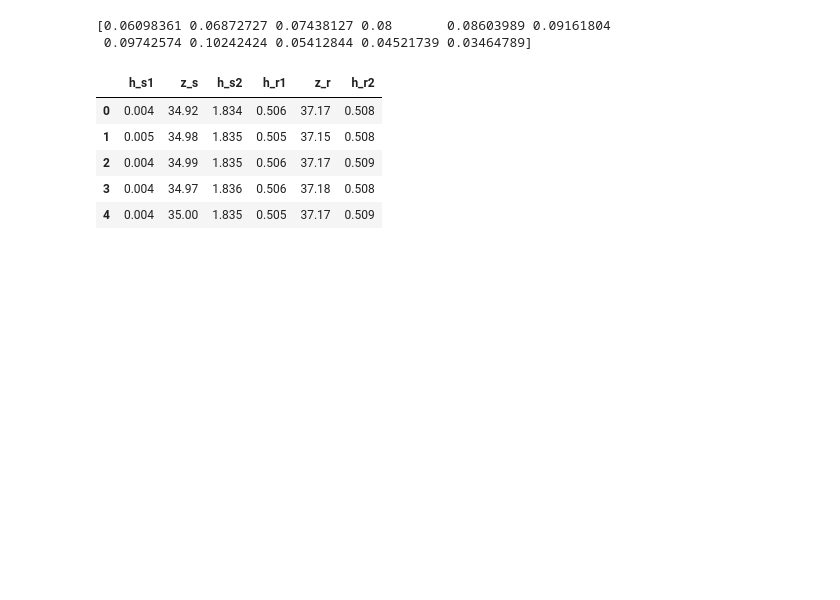
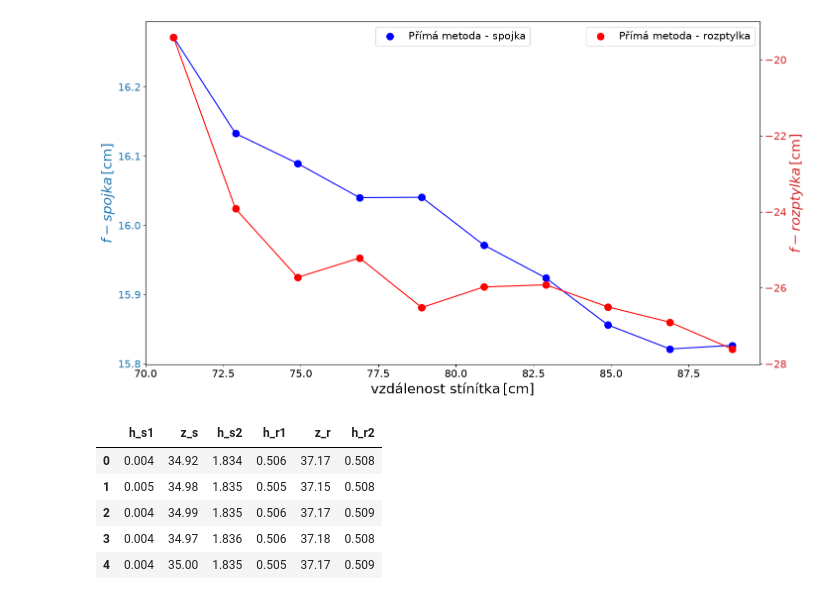
Before and after one commit to fildapanko/praktikum, a Jupyter notebook: pr2/praktikum2_08.ipynb, the cells around one changed output. Cells and saved outputs as stored; diff of their text form; code cells hidden in the pictures; blank space fills up the shorter version.

```diff
--- a/pr2/praktikum2_08.ipynb
+++ b/pr2/praktikum2_08.ipynb
@@ -13,24 +15,16 @@ downloads_dir.mkdir(parents=True, exist_ok=True)
 # %%
 # definice funkci
 
-# nejistoty typu B pro digitalni pristroje
-def unc_B_digital(reading, percent_reading, digits, resolution):    # vse musi byt ve spravnych jednotkach; funguje pouze pro jedny podminky zaroven
+# nejistota typu B u cteni z nejmensiho dilku
+def unc_B_cteni(a):
     """
-    Vypocet nejistoty typu B pro digitalni mereni (ponechame krajni)
-
-    reading : float nebo array
-        namerena hodnota
-    percent_reading : float
-        % of reading
-    digits : float
-        pocet digitu
-    resolution : float
+    Nejistota typu B pro napr pravitko
+    data : float
         nejmensi dilek
+    return : float
+        nejistota typu B
     """
-
-    max_error = abs(reading) * (percent_reading/100) + digits * resolution  # max_error -- krajni nejistota
-    u_B = max_error
-
+    u_B = a/(3**0.5)
     return u_B
 
 # nejistota typu A
@@ -63,6 +57,9 @@ df_cocky.dropna()
 # %%
 # cocky
-spojka, stinitko, zdroj, sipka, delta, predmet, rozptylka, obraz, pocatek = (df_cocky[c].dropna().to_numpy()*1e-2 for c in df_cocky.columns)
+
+cteni_unc = unc_B_cteni(0.2) # v cm
+
+spojka, stinitko, zdroj, sipka, delta, predmet, rozptylka, obraz, pocatek = (unp.uarray(df_cocky[c].dropna().to_numpy(), cteni_unc)*1e-2 for c in df_cocky.columns)
 pocatek = pocatek[0]
 zdroj = zdroj[0]
 veliciny = [spojka, stinitko, delta, predmet, rozptylka, obraz]
@@ -70,24 +67,50 @@ veliciny = [v - pocatek for v in veliciny]
 [spojka, stinitko, delta, predmet, rozptylka, obraz] = veliciny
 predmet = predmet[0]
 spojka = -spojka
-f_prima = (spojka*stinitko)/(spojka-stinitko)
-#print(f_prima)
+stinitko = stinitko + spojka
+stinitko_povod = stinitko - spojka
+f_prima = (spojka * stinitko)/(spojka - stinitko)
+#for u in f_prima: print(fr'${u*100:.1uL}$') # na centimetry
 
-zvetseni = sipka/zdroj
+zvetseni = -sipka/zdroj
 f_zvetseni = (spojka*zvetseni)/(1-zvetseni)
-#print(f_zvetseni)
+#for u in f_zvetseni:print(fr'${u*100:.1uL}$') # na centimetry
 
-delta = delta + spojka
-f_bessel = (stinitko**2 - delta**2)/(4*stinitko)
-#print(f_bessel)
+delta_true =  delta + spojka
+f_bessel = ((stinitko_povod)**2 - delta_true**2)/(4*stinitko_povod)
+#for u in f_bessel:print(fr'${u*100:.1uL}$') # na centimetry
 
-predmet_roz = rozptylka - predmet
-stinitko_roz = obraz - predmet
+f_s_P = np.mean(unp.nominal_values(f_bessel))
+
+predmet_roz = predmet - rozptylka
+stinitko_roz = obraz - rozptylka
 f_rozptylka = (predmet_roz*stinitko_roz)/(predmet_roz-stinitko_roz)
-print(f_rozptylka)
+#for u in f_rozptylka:print(fr'${u*100:.1uL}$') # na centimetry
+
+f_r_P = np.mean(unp.nominal_values(f_rozptylka))
+
+#for u in unp.nominal_values(f_prima):print(fr'${u*100:.1f}$')
-# %% [output]
-[0.06098361 0.06872727 0.07438127 0.08       0.08603989 0.09161804
- 0.09742574 0.10242424 0.05412844 0.04521739 0.03464789]
+# %%
+fig, ax1 = plt.subplots(figsize=(16, 9))
+ax1.set_ylabel(fr"$f-spojka\,$[cm]", fontsize=20, color="tab:blue")
+ax1.set_xlabel(fr"vzdálenost stínítka$\,$[cm]", fontsize=20)
+ax1.scatter(unp.nominal_values(stinitko_povod)*100, unp.nominal_values(f_prima)*100, label='Přímá metoda - spojka', color='blue', s=100)
+ax1.plot(unp.nominal_values(stinitko_povod)*100, unp.nominal_values(f_prima)*100, color='blue')
+ax1.tick_params(axis="y", labelsize=15, labelcolor="tab:blue")
+ax1.tick_params(axis="x", labelsize=15)
+#ax1.grid(True, alpha=0.7)
+ax1.legend(fontsize=15,loc="upper center")
+
+ax2 = ax1.twinx()
+ax2.scatter(unp.nominal_values(stinitko_povod)*100, unp.nominal_values(f_rozptylka)*100, label='Přímá metoda - rozptylka', color='red', s=100)
+ax2.plot(unp.nominal_values(stinitko_povod)*100, unp.nominal_values(f_rozptylka)*100, color='red')
+ax2.set_ylabel(fr"$f-rozptylka\,$[cm]", fontsize=20, color="tab:red")
+ax2.tick_params(axis="y", labelcolor="tab:red",labelsize=15)
+ax2.legend(fontsize=15,loc="upper right")
+path_chyba = downloads_dir / 'ohnisko_chyba.png'
+plt.savefig(path_chyba, dpi=300, bbox_inches='tight')
+# %% [output]
+[figure, added]
 # %%
 # nacteni google tabulek
 sheet_id = '1X6DslFJgiO2eAeN-leIRMBTIs06rjy_FhxOTD-FuwGI'
```
Also changed, not shown: parts of 4 cells of this notebook.
